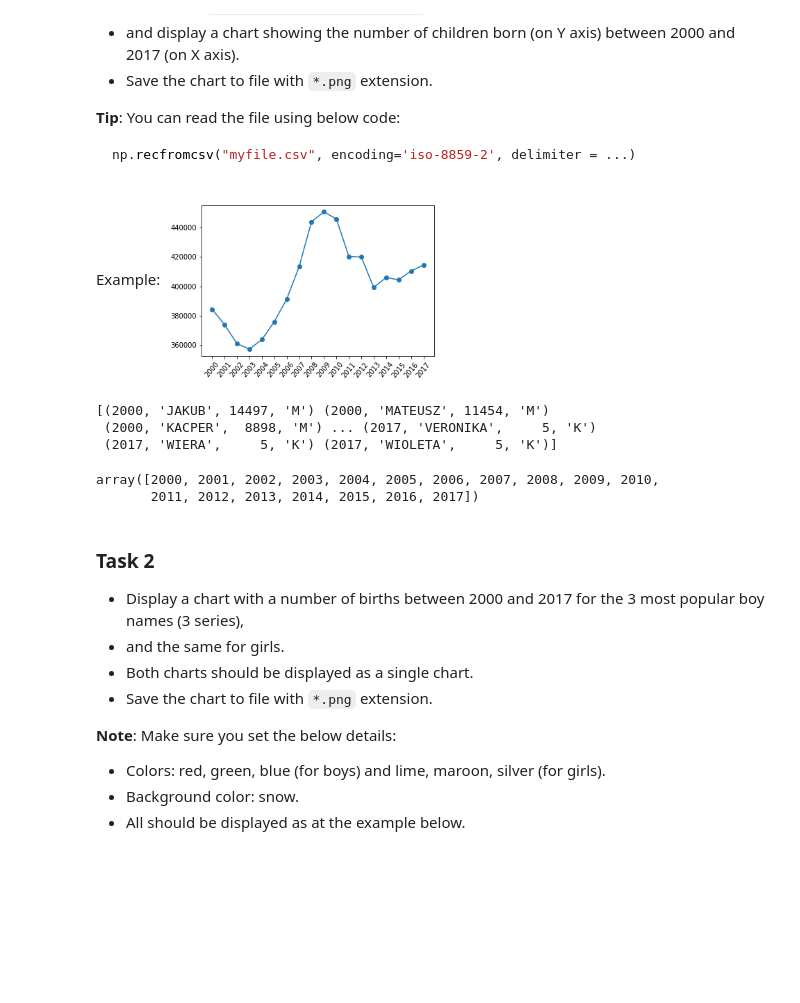
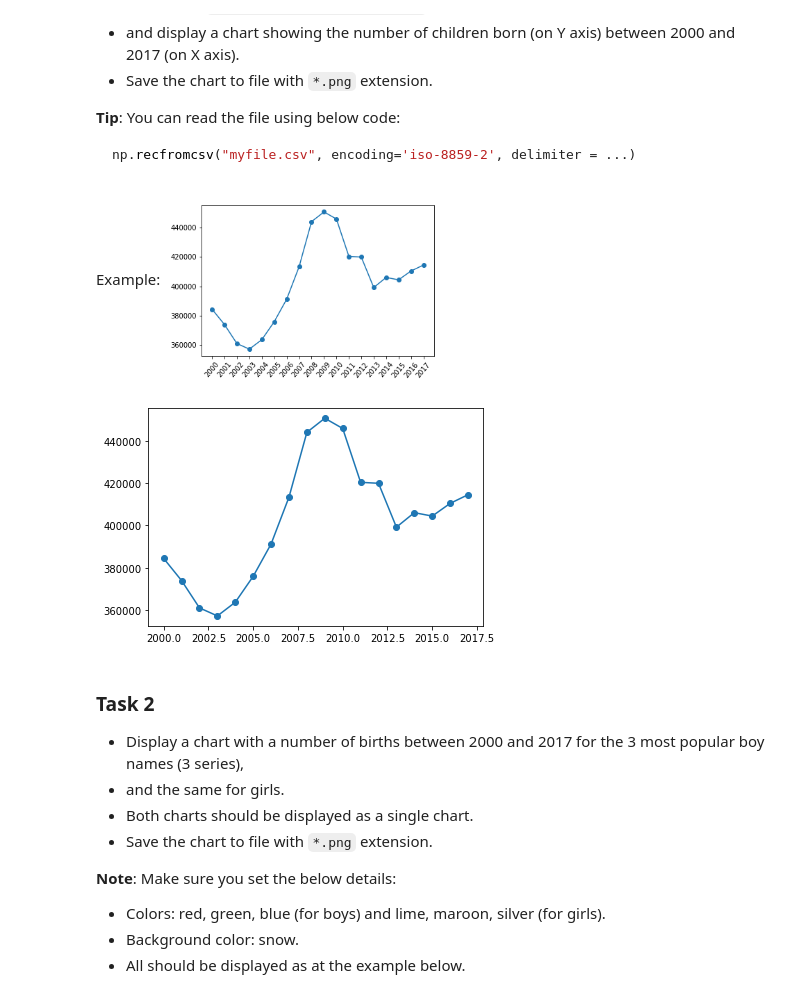
Before and after one commit to RaccOOn122/Script_programming, a Jupyter notebook: sp_03/Laboratory 02 - matplotlib.ipynb, the cells around one changed output. Drawn from its saved outputs; the diff is of its cells as text; code cells hidden in the pictures; blank space fills up the shorter version.

```diff
--- a/sp_03/Laboratory 02 - matplotlib.ipynb
+++ b/sp_03/Laboratory 02 - matplotlib.ipynb
@@ -56,33 +56,20 @@ Example:
 # %%
 # >>> WRITE YOUR CODE HERE <<<
 import numpy as np
-from matplotlib import *
+import matplotlib.pyplot as plt
 f=np.recfromcsv("popular-names-in-poland.csv", encoding='iso-8859-2', delimiter =';')
-print(f)
 
 lata=np.unique(f.rok)
-
-for i in len(lata)+1
+urodzenia=[]
+for x in range(2000,2018):
+    idx=np.where(f.rok==x)
+    urodzenia.append(np.sum(f[idx].liczba))
 
 
-
-#plot()
+plt.plot(lata, urodzenia, marker='o')
+plt.savefig('fig1.png')
 # %% [output]
-[(2000, 'JAKUB', 14497, 'M') (2000, 'MATEUSZ', 11454, 'M')
- (2000, 'KACPER',  8898, 'M') ... (2017, 'VERONIKA',     5, 'K')
- (2017, 'WIERA',     5, 'K') (2017, 'WIOLETA',     5, 'K')]
+[figure, added]
-# %%
-#notes
-#f.imie
-idx=np.where(f.imie=='JAKUB')
-f[idx]
-f[idx].liczba
-np.sum(f[idx].liczba) #liczba Jakubów między 2000 a 2017
-[x for x in range(2000,2018)]
-np.unique(f.rok)
-# %% [output]
-array([2000, 2001, 2002, 2003, 2004, 2005, 2006, 2007, 2008, 2009, 2010,
-       2011, 2012, 2013, 2014, 2015, 2016, 2017])
 # %% [markdown]
 ### Task 2
 
```
Also changed, not shown: parts of 2 cells of this notebook, 15 other files.
